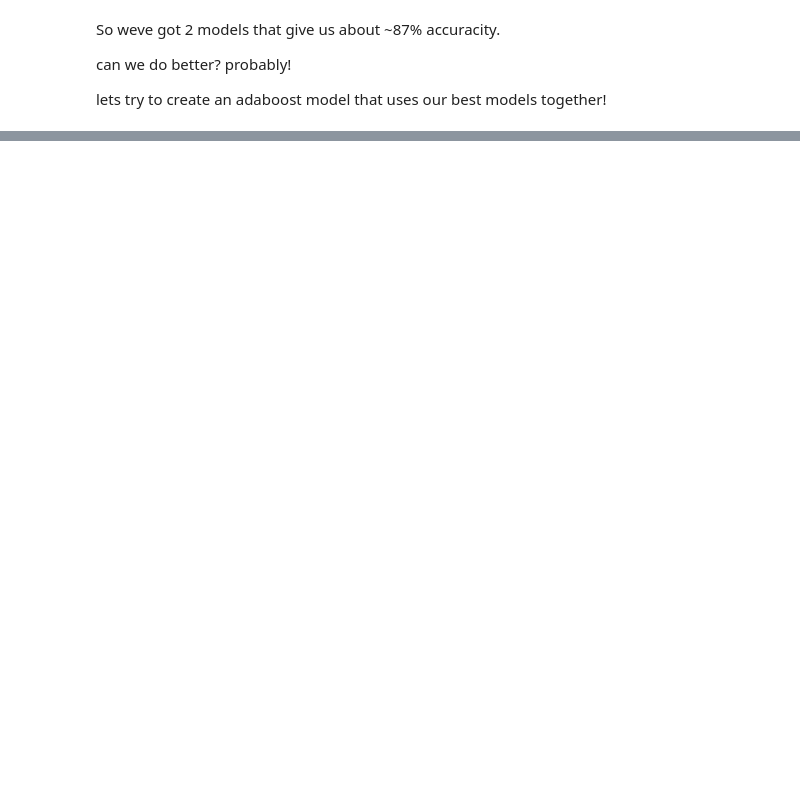
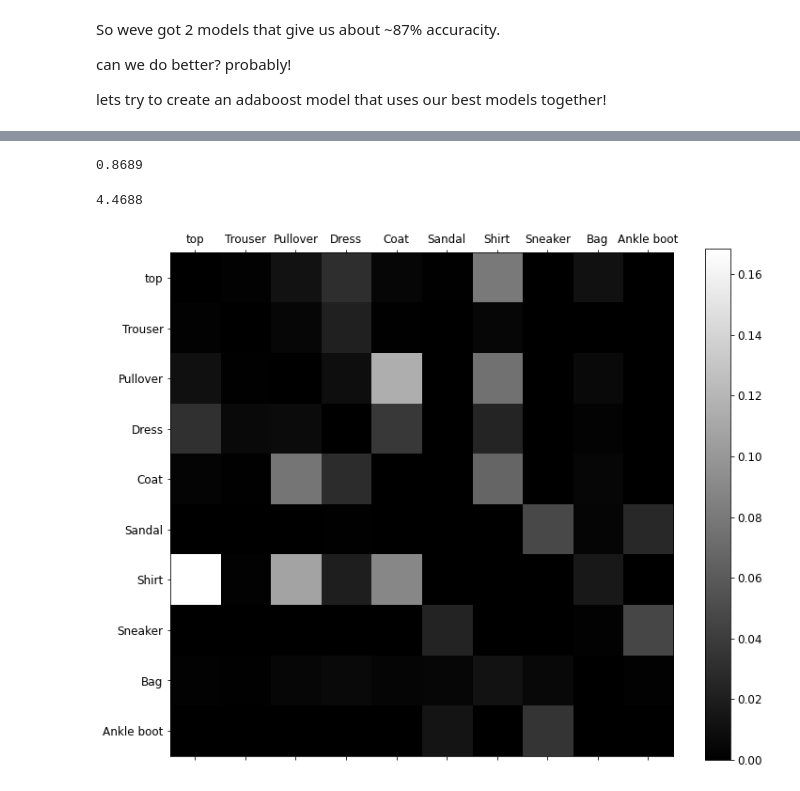
Before and after one commit to mike-tr/ML_uni_project, a Jupyter notebook: fmnist.ipynb, the cells around one changed output, grey strips where cells are left out. Saved outputs shown, nothing was run; the diff lists cells and outputs as text; code cells hidden in the pictures; blank space fills up the shorter version.

```diff
--- a/fmnist.ipynb
+++ b/fmnist.ipynb
@@ -657,7 +496,7 @@ accuracy_score(y_validate, y_pred)
 lets create a mew pipeline for the KNN models
 # %%
 model_knn = Pipeline([
-        ("pca", PCA(n_components = best_n_componenets)),
+        ("pca", PCA(n_components = 30)),
         ("KNN", KNeighborsClassifier(n_neighbors=6, weights='distance')),
     ])
 # %% [markdown]
@@ -933,0 +681,5 @@ NameError: name 'score_test2' is not defined
+# %%
+final_model2 = VotingClassifier(
+        estimators=[('log_reg', model_log_reg), ('forest', model_forest),
+        ("KNN", model_knn)], voting = 'soft')
+final_model2.fit(X_train_full, y_train_full)
@@ -934,13 +701,35 @@ NameError: name 'score_test2' is not defined
+# %%
+final_model2.score(X_test, y_test)
+# %% [output]
+0.8689
 # %%
-best_model = VotingClassifier(estimators = best_estimators, voting = "soft")
+from sklearn.model_selection import cross_val_predict
+from sklearn.metrics import confusion_matrix
 
-y_train_pred = cross_val_predict(best_model, X_train, y_train, cv=3)
+y_train_pred = cross_val_predict(final_model2, X_train, y_train, cv=3)
 y_train_pred.mean()
 conf_mx = confusion_matrix(y_train, y_train_pred)
+# %% [output]
+4.4688
+# %%
+output_labels = ["top", "Trouser", "Pullover", "Dress", "Coat", "Sandal", "Shirt", "Sneaker", "Bag", "Ankle boot"]
 # %%
-row_sums = conf_mx.sum(axis=1, keepdims=True)
-norm_conf_mx = conf_mx / row_sums
+with io.capture_output() as captured:
+    row_sums = conf_mx.sum(axis=1, keepdims=True)
+    norm_conf_mx = conf_mx / row_sums
 
-np.fill_diagonal(norm_conf_mx, 0)
-plt.matshow(norm_conf_mx, cmap=plt.cm.gray)
+    figure = plt.figure(figsize=(12, 10))
+    axes = figure.add_subplot(111)
+
+    np.fill_diagonal(norm_conf_mx, 0)
+    caxes = axes.matshow(norm_conf_mx, cmap=plt.cm.gray)
+    figure.colorbar(caxes)
+
+    axes.set_xticklabels(output_labels)
+    axes.set_xticks(np.arange(10))
+    axes.set_yticks(np.arange(10))
+    axes.set_yticklabels(output_labels)
+
 plt.show()
+# %% [output]
+[figure, added]
```
Also changed, not shown: parts of 39 cells of this notebook, 1 other file.
